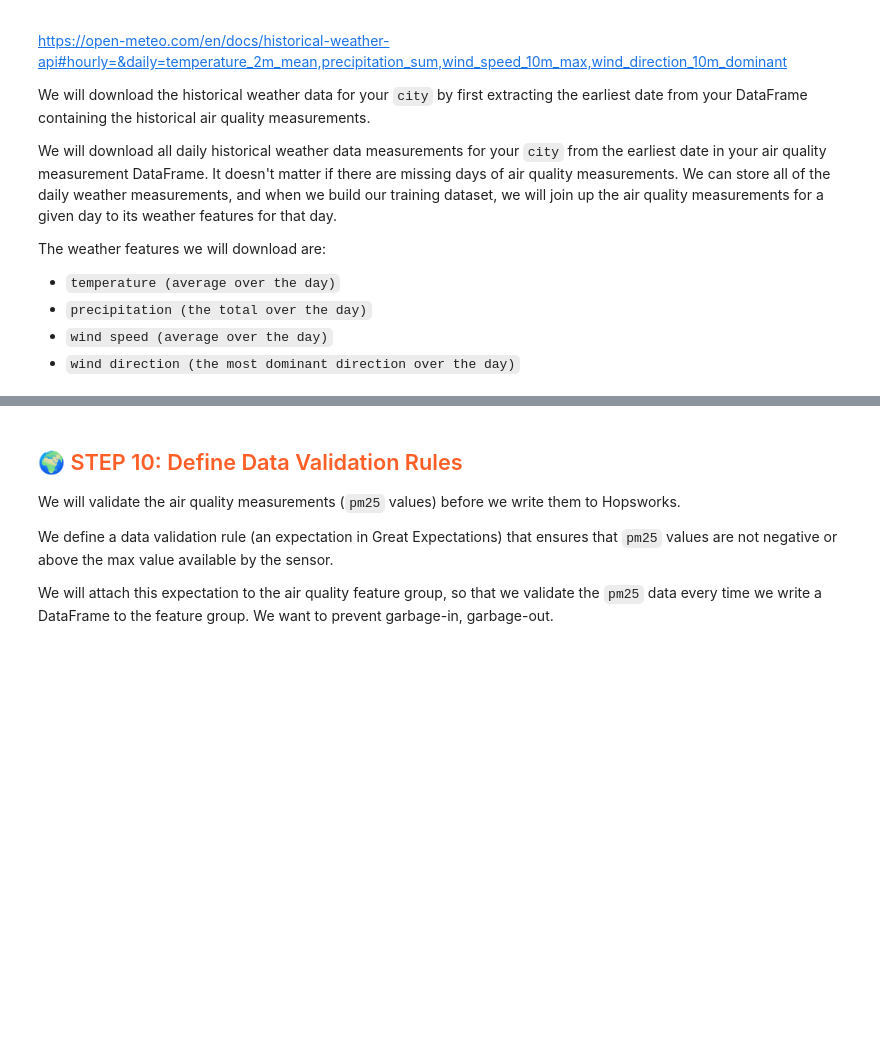
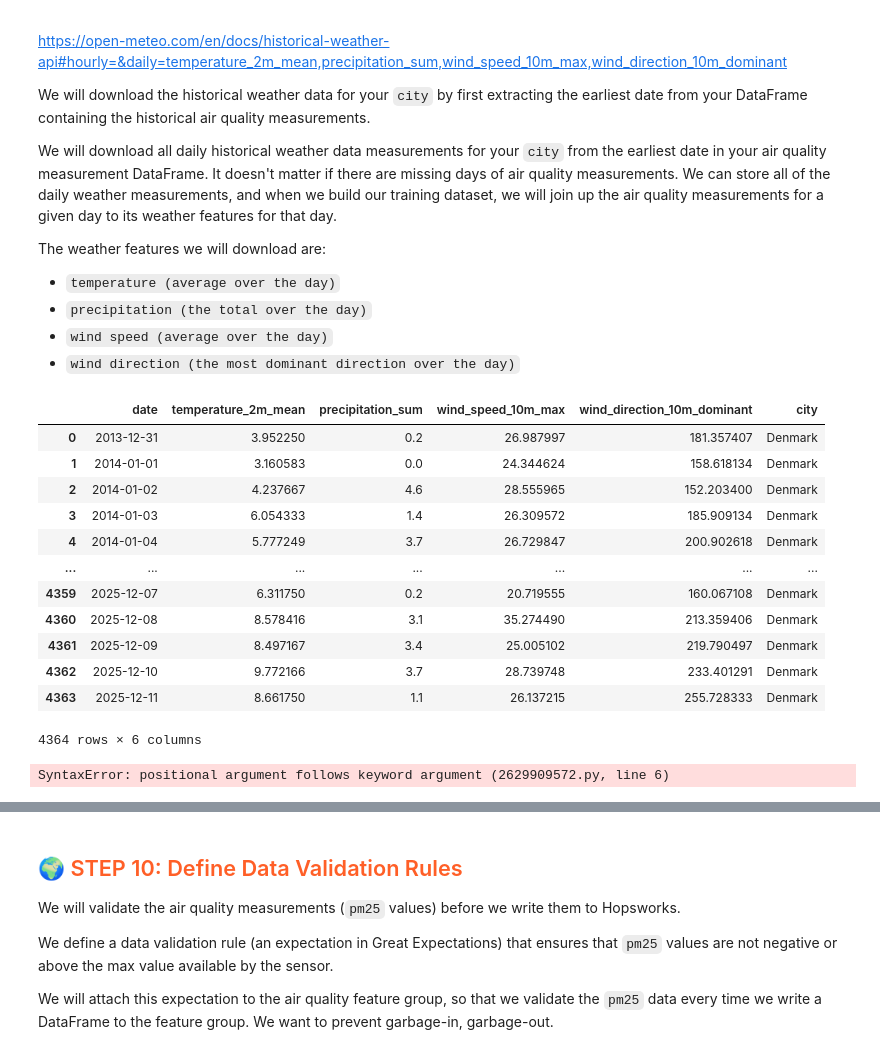
Before and after one commit to jrrpedersen/mlfs-book, a Jupyter notebook: notebooks/airquality/1_air_quality_feature_backfill.ipynb, the cells around one changed output, grey strips where cells are left out. Cells and saved outputs as stored; diff of their text form; code cells hidden in the pictures; blank space fills up the shorter version.

Commit message:
Minor updatess to latitude, longitude, city variables and function call arguments to ensure consistency.

```diff
--- a/notebooks/airquality/1_air_quality_feature_backfill.ipynb
+++ b/notebooks/airquality/1_air_quality_feature_backfill.ipynb
@@ -197,7 +197,7 @@ if settings.AQICN_API_KEY is None:
 AQICN_API_KEY = settings.AQICN_API_KEY.get_secret_value()
 aqicn_url = "aqicn.org/station/denmark/copenhagen/h.c.andersens-boulevard"
 country = "Denmark"
-city = "Denmark"
+city = "Copenhagen"
 street = "h.c.andersens-boulevard"
 # If this API call fails (it fails in a github action), then set longitude and latitude explicitly - comment out next line
 #latitude, longitude = util.get_city_coordinates(city)
@@ -384,3 +384,18 @@ The weather features we will download are:
  * `precipitation (the total over the day)`
  * `wind speed (average over the day)`
  * `wind direction (the most dominant direction over the day)`
+# %%
+import pandas as pd
+from datetime import date
+import openmeteo_requests
+import requests_cache
+from retry_requests import retry
+
+# Setup the Open-Meteo API client with cache and retry on error
+cache_session = requests_cache.CachedSession('.cache', expire_after=-1)
+retry_session = retry(cache_session, retries=5, backoff_factor=0.2)
+openmeteo = openmeteo_requests.Client(session=retry_session)
+
+# Your location variables (example – replace with yours)
+latitude = "55.675713"
+longitude = "12.567969"
@@ -386,0 +462,33 @@ The weather features we will download are:
+# %%
+weather_df = get_historical_data(
+    df,
+    latitude,
+    longitude,
+    city)
+
+weather_df
+# %% [output]
+|  | date | temperature_2m_mean | precipitation_sum | wind_speed_10m_max | wind_direction_10m_dominant | city |
+| 0 | 2013-12-31 | 3.952250 | 0.2 | 26.987997 | 181.357407 | Denmark |
+| 1 | 2014-01-01 | 3.160583 | 0.0 | 24.344624 | 158.618134 | Denmark |
+| 2 | 2014-01-02 | 4.237667 | 4.6 | 28.555965 | 152.203400 | Denmark |
+| 3 | 2014-01-03 | 6.054333 | 1.4 | 26.309572 | 185.909134 | Denmark |
+| 4 | 2014-01-04 | 5.777249 | 3.7 | 26.729847 | 200.902618 | Denmark |
+| ... | ... | ... | ... | ... | ... | ... |
+| 4359 | 2025-12-07 | 6.311750 | 0.2 | 20.719555 | 160.067108 | Denmark |
+| 4360 | 2025-12-08 | 8.578416 | 3.1 | 35.274490 | 213.359406 | Denmark |
+| 4361 | 2025-12-09 | 8.497167 | 3.4 | 25.005102 | 219.790497 | Denmark |
+| 4362 | 2025-12-10 | 9.772166 | 3.7 | 28.739748 | 233.401291 | Denmark |
+| 4363 | 2025-12-11 | 8.661750 | 1.1 | 26.137215 | 255.728333 | Denmark |
+4364 rows × 6 columns
+# %%
+# Suppose your main data has a date column called "date"
+print(df["date"].min(), df["date"].max())
+
+weather_df = get_historical_data(df, latitude, longitude)
+
+# Merge back on date (if your df["date"] is also just dates)
+df["date"] = pd.to_datetime(df["date"]).dt.date
+df_with_weather = df.merge(weather_df, on="date", how="left")
+# %% [output]
+SyntaxError: positional argument follows keyword argument (2629909572.py, line 6)
```
Also changed, not shown: parts of 10 cells of this notebook.
